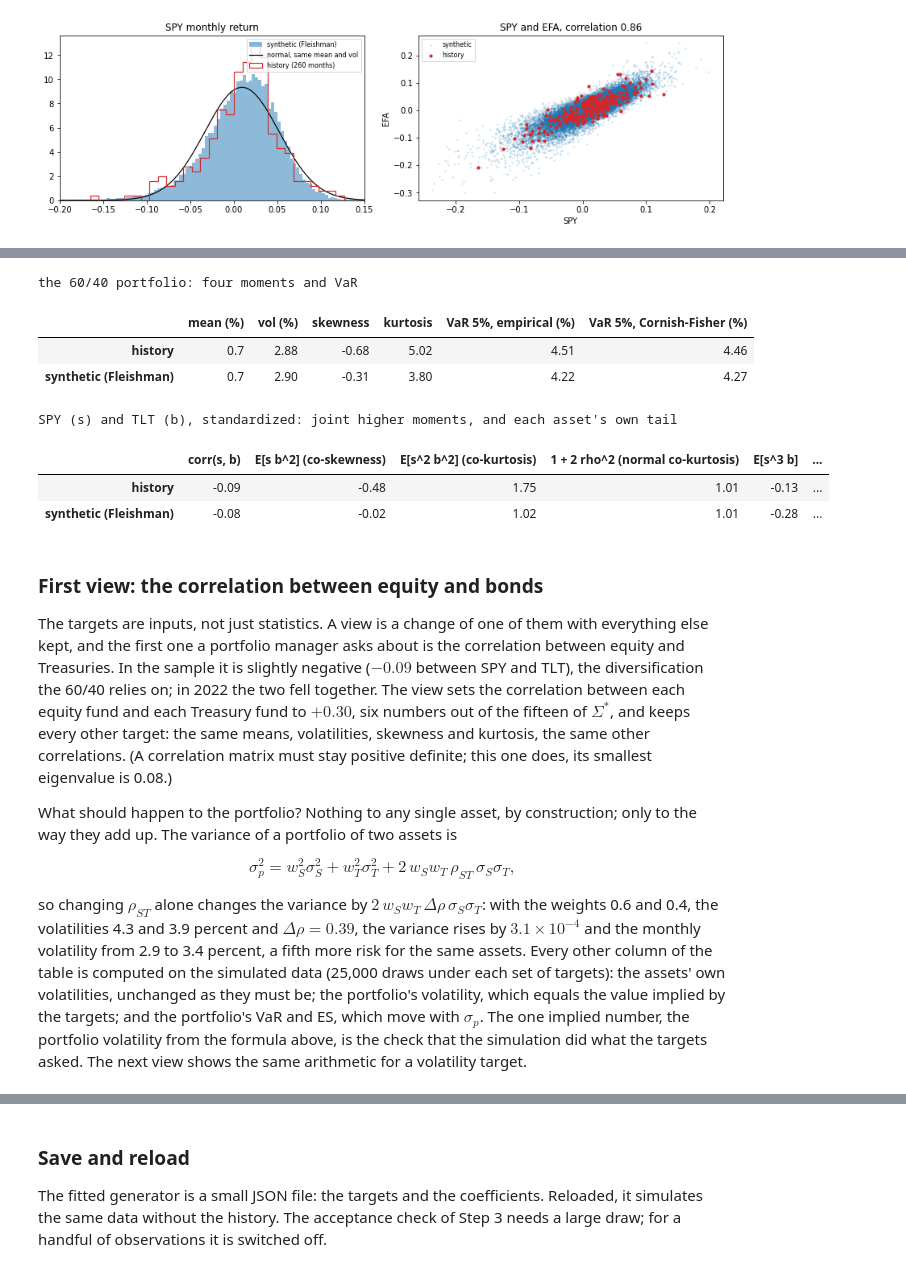
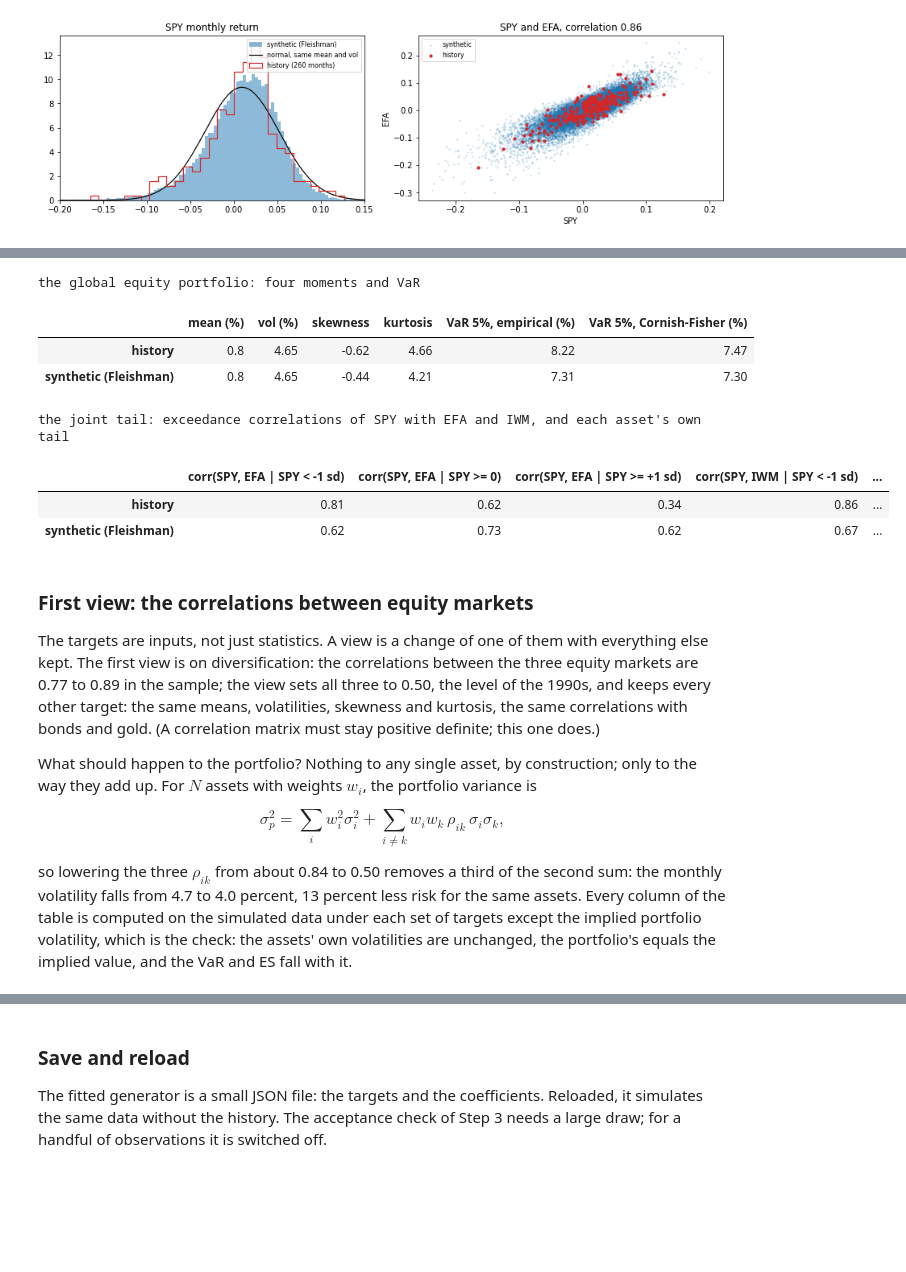
Before and after one commit to mamadouyamar/CVineMarketGen, a Jupyter notebook: examples/01_matching_moments_and_correlations.ipynb, the cells around one changed output, grey strips where cells are left out. Saved outputs shown, nothing was run; the diff lists cells and outputs as text; code cells hidden in the pictures; blank space fills up the shorter version.

```diff
--- a/examples/01_matching_moments_and_correlations.ipynb
+++ b/examples/01_matching_moments_and_correlations.ipynb
@@ -258,5 +259,5 @@ consequence, with the arithmetic that predicts it. Two follow.
 # %%
-w = pd.Series({"SPY": 0.6, "TLT": 0.4}).reindex(X.columns).fillna(0.0)
+w = pd.Series({"SPY": 1 / 3, "IWM": 1 / 3, "EFA": 1 / 3}).reindex(X.columns).fillna(0.0)    # global equity, equal weights
 def var_es(r, alpha=0.05):
     q = np.quantile(r, alpha); return -q, -r[r <= q].mean()
 rp_sim, rp_hist = S @ w, X @ w
@@ -310,61 +324,53 @@ reproduced. Notebook 02 makes the joint tail a target.
 # %%
 def cf_var(r, alpha=0.05):
     m, s, g1, k = r.mean(), r.std(), stats.skew(r), stats.kurtosis(r)                       # k: excess kurtosis
     z = stats.norm.ppf(alpha); zc = z + (z**2 - 1) * g1 / 6 + (z**3 - 3 * z) * k / 24 - (2 * z**3 - 5 * z) * g1**2 / 36
     return -(m + s * zc)
 rows = {}
 for name, r in [("history", rp_hist.values), ("synthetic (Fleishman)", rp_sim.values)]:
     rows[name] = {"mean (%)": r.mean() * 100, "vol (%)": r.std() * 100, "skewness": stats.skew(r), "kurtosis": stats.kurtosis(r) + 3,
                   "VaR 5%, empirical (%)": var_es(r)[0] * 100, "VaR 5%, Cornish-Fisher (%)": cf_var(r) * 100}
-print("the 60/40 portfolio: four moments and VaR"); display(pd.DataFrame(rows).T.round(2))
-z_ = lambda v: (v - v.mean()) / v.std()
+print("the global equity portfolio: four moments and VaR"); display(pd.DataFrame(rows).T.round(2))
 rows = {}
 for name, D in [("history", X), ("synthetic (Fleishman)", S)]:
-    s_, b_ = z_(D["SPY"]), z_(D["TLT"]); rho = np.corrcoef(s_, b_)[0, 1]
-    rows[name] = {"corr(s, b)": rho, "E[s b^2] (co-skewness)": np.mean(s_ * b_**2), "E[s^2 b^2] (co-kurtosis)": np.mean(s_**2 * b_**2), "1 + 2 rho^2 (normal co-kurtosis)": 1 + 2 * rho**2,
-                  "E[s^3 b]": np.mean(s_**3 * b_), "SPY VaR 5% (%)": var_es(D["SPY"].values)[0] * 100, "TLT VaR 5% (%)": var_es(D["TLT"].values)[0] * 100}
-print("SPY (s) and TLT (b), standardized: joint higher moments, and each asset's own tail"); pd.DataFrame(rows).T.round(2)
+    e = exceedance_curve(D["SPY"], D["EFA"], [-1.0, 0.0, 1.0]); i = exceedance_curve(D["SPY"], D["IWM"], [-1.0, 0.0, 1.0])
+    rows[name] = {"corr(SPY, EFA | SPY < -1 sd)": e.iloc[0], "corr(SPY, EFA | SPY >= 0)": e.iloc[1], "corr(SPY, EFA | SPY >= +1 sd)": e.iloc[2],
+                  "corr(SPY, IWM | SPY < -1 sd)": i.iloc[0], "corr(SPY, IWM | SPY >= +1 sd)": i.iloc[2],
+                  "SPY VaR 5% (%)": var_es(D["SPY"].values)[0] * 100, "EFA VaR 5% (%)": var_es(D["EFA"].values)[0] * 100}
+print("the joint tail: exceedance correlations of SPY with EFA and IWM, and each asset's own tail"); pd.DataFrame(rows).T.round(2)
 # %% [output]
-the 60/40 portfolio: four moments and VaR
+the global equity portfolio: four moments and VaR
 |  | mean (%) | vol (%) | skewness | kurtosis | VaR 5%, empirical (%) | VaR 5%, Cornish-Fisher (%) |
-| history | 0.7 | 2.88 | -0.68 | 5.02 | 4.51 | 4.46 |
-| synthetic (Fleishman) | 0.7 | 2.90 | -0.31 | 3.80 | 4.22 | 4.27 |
+| history | 0.8 | 4.65 | -0.62 | 4.66 | 8.22 | 7.47 |
+| synthetic (Fleishman) | 0.8 | 4.65 | -0.44 | 4.21 | 7.31 | 7.30 |
-SPY (s) and TLT (b), standardized: joint higher moments, and each asset's own tail
+the joint tail: exceedance correlations of SPY with EFA and IWM, and each asset's own tail
-|  | corr(s, b) | E[s b^2] (co-skewness) | E[s^2 b^2] (co-kurtosis) | 1 + 2 rho^2 (normal co-kurtosis) | E[s^3 b] | ... |
-| history | -0.09 | -0.48 | 1.75 | 1.01 | -0.13 | ... |
-| synthetic (Fleishman) | -0.08 | -0.02 | 1.02 | 1.01 | -0.28 | ... |
+|  | corr(SPY, EFA | SPY < -1 sd) | corr(SPY, EFA | SPY >= 0) | corr(SPY, EFA | SPY >= +1 sd) | corr(SPY, IWM | SPY < -1 sd) | ... |
+| history | 0.81 | 0.62 | 0.34 | 0.86 | ... |
+| synthetic (Fleishman) | 0.62 | 0.73 | 0.62 | 0.67 | ... |
 # %% [markdown]
-### First view: the correlation between equity and bonds
+### First view: the correlations between equity markets
 
 The targets are inputs, not just statistics. A view is a change of one of them
-with everything else kept, and the first one a portfolio manager asks about is
-the correlation between equity and Treasuries. In the sample it is slightly
-negative ($-0.09$ between SPY and TLT), the diversification the 60/40 relies
-on; in 2022 the two fell together. The view sets the correlation between each
-equity fund and each Treasury fund to $+0.30$, six numbers out of the fifteen
-of $\Sigma^*$, and keeps every other target: the same means, volatilities,
-skewness and kurtosis, the same other correlations. (A correlation matrix
-must stay positive definite; this one does, its smallest eigenvalue is 0.08.)
+with everything else kept. The first view is on diversification: the
+correlations between the three equity markets are 0.77 to 0.89 in the sample;
+the view sets all three to 0.50, the level of the 1990s, and keeps every other
+target: the same means, volatilities, skewness and kurtosis, the same
+correlations with bonds and gold. (A correlation matrix must stay positive
+definite; this one does.)
 
 What should happen to the portfolio? Nothing to any single asset, by
-construction; only to the way they add up. The variance of a portfolio of two
-assets is
+construction; only to the way they add up. For $N$ assets with weights
+$w_i$, the portfolio variance is
 
 $$
-\sigma_p^2 = w_S^2 \sigma_S^2 + w_T^2 \sigma_T^2 + 2\, w_S w_T\, \rho_{ST}\, \sigma_S \sigma_T ,
+\sigma_p^2 = \sum_i w_i^2 \sigma_i^2 + \sum_{i \ne k} w_i w_k\, \rho_{ik}\, \sigma_i \sigma_k ,
 $$
 
-so changing $\rho_{ST}$ alone changes the variance by
-$2\, w_S w_T\, \Delta\rho\, \sigma_S \sigma_T$: with the weights 0.6 and
-0.4, the volatilities 4.3 and 3.9 percent and $\Delta\rho = 0.39$, the
-variance rises by $3.1 \times 10^{-4}$ and the monthly volatility from 2.9 to
-3.4 percent, a fifth more risk for the same assets. Every other column of the table
-is computed on the simulated data (25,000 draws under each set of targets):
-the assets' own volatilities, unchanged as they must be; the portfolio's
-volatility, which equals the value implied by the targets; and the portfolio's
-VaR and ES, which move with $\sigma_p$. The one implied number, the portfolio
-volatility from the formula above, is the check that the simulation did what
-the targets asked. The next view shows the same arithmetic for a volatility
-target.
+so lowering the three $\rho_{ik}$ from about 0.84 to 0.50 removes a third of
+the second sum: the monthly volatility falls from 4.7 to 4.0 percent, 13
+percent less risk for the same assets. Every column of the table is computed
+on the simulated data under each set of targets except the implied portfolio
+volatility, which is the check: the assets' own volatilities are unchanged,
+the portfolio's equals the implied value, and the VaR and ES fall with it.
 # %%
 t1 = Targets.from_history(X)
```
Also changed, not shown: parts of 11 cells of this notebook.
